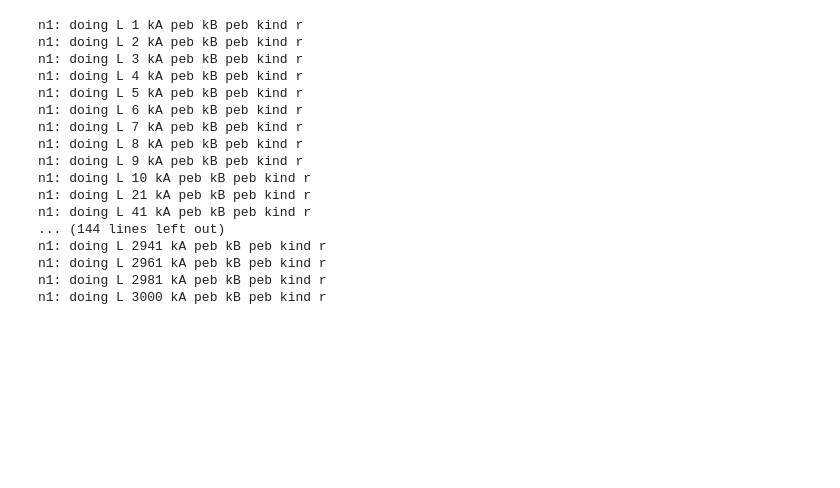
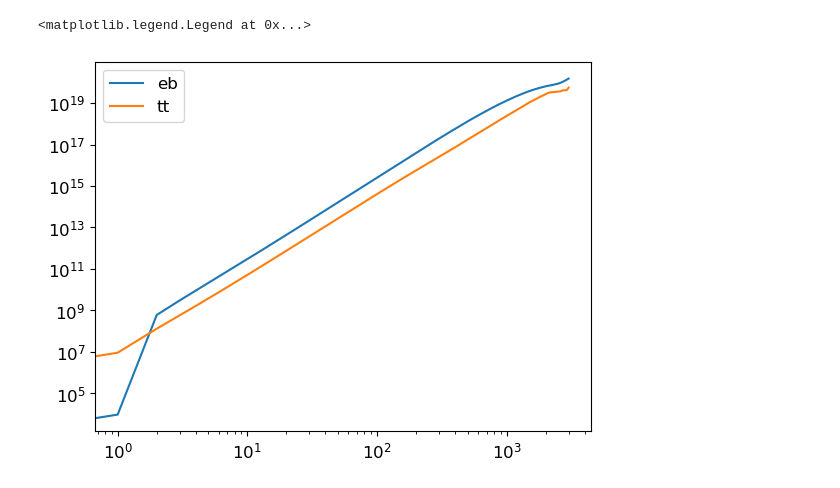
Before and after one commit to HongboCai/lens_rot_bias, a Jupyter notebook: N1aa_notebooks/N1aa_test.ipynb, the cells around one changed output. Saved outputs shown, nothing was run; the diff lists cells and outputs as text; code cells hidden in the pictures; blank space fills up the shorter version.

```diff
--- a/N1aa_notebooks/N1aa_test.ipynb
+++ b/N1aa_notebooks/N1aa_test.ipynb
@@ -112,30 +119,24 @@ n1aa_integral = np.array(n1aa_integral)
 n1aa_sim = np.mean(n1aa_integral, axis=0)
 # %%
 #---- N1 lensing bias library:
-n1_dd = n1.library_n1(main_path+'/N1aa_notebooks/N1aa_db/',cltt,clte,clee)
-n1aa = n1_dd.get_n1('peb', 'r', claa_090, ftl, fel, fbl, 3000)
+if 0:
+    n1_dd = n1.library_n1(main_path+'/N1aa_notebooks/N1aa_db/',cltt,clte,clee)
+    n1aa = n1_dd.get_n1('peb', 'r', claa_110, ftl, fel, fbl, 3000)
-# %% [output]
-n1: doing L 1 kA peb kB peb kind r
-n1: doing L 2 kA peb kB peb kind r
-n1: doing L 3 kA peb kB peb kind r
-n1: doing L 4 kA peb kB peb kind r
-n1: doing L 5 kA peb kB peb kind r
-n1: doing L 6 kA peb kB peb kind r
-n1: doing L 7 kA peb kB peb kind r
-n1: doing L 8 kA peb kB peb kind r
-n1: doing L 9 kA peb kB peb kind r
-n1: doing L 10 kA peb kB peb kind r
-n1: doing L 21 kA peb kB peb kind r
-n1: doing L 41 kA peb kB peb kind r
-... (144 lines left out)
-n1: doing L 2941 kA peb kB peb kind r
-n1: doing L 2961 kA peb kB peb kind r
-n1: doing L 2981 kA peb kB peb kind r
-n1: doing L 3000 kA peb kB peb kind r
 # %%
 cls_weights = {'tt':cltt,'ee':clee, 'bb':clbb,'te':clte}
 cls_ivfs = {'tt':ftl, 'ee': fel, 'bb':fbl}
 R = qresp.get_response('p_eb', 3000, 'p', cls_weights, cls_weights, cls_ivfs)[0][:3001]
+# %%
+R_tt = qresp.get_response('ptt', 3000, 'p', cls_weights, cls_weights, cls_ivfs)[0][:3001]
+# %%
+plt.plot(R, label='eb')
+plt.plot(R_tt, label='tt')
+plt.yscale('log')
+plt.xscale('log')
+plt.legend()
+# %% [output]
+<matplotlib.legend.Legend at 0x...>
+[figure, added]
 # %%
 # np.savetxt('../output/N1aa_plancklens/R_%s_%s_%s.dat'%(experiment,ellmin, ellmax), R)
 # %%
```
Also changed, not shown: parts of 6 cells of this notebook, 10 other files.
